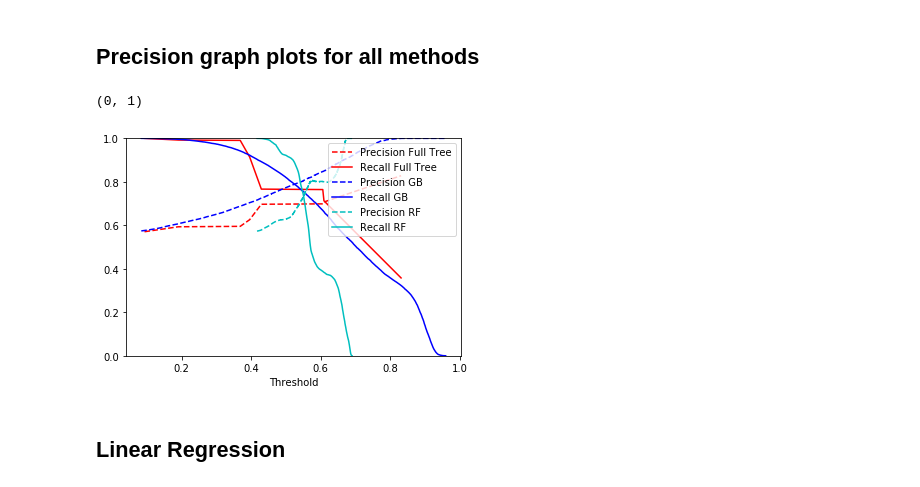
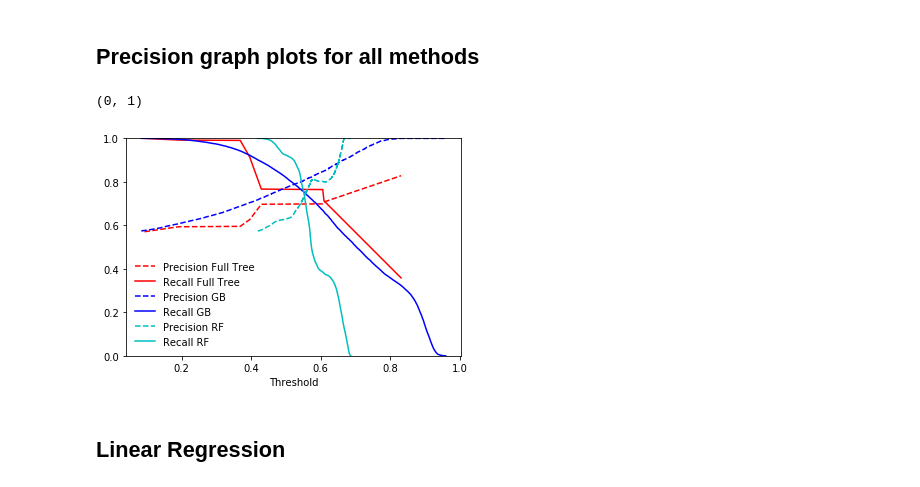
Before and after one commit to etoister/Kickstarter, a Jupyter notebook: Kicker Oracle- models.ipynb, the cells around one changed output. Drawn from its saved outputs; the diff is of its cells as text; code cells hidden in the pictures.

```diff
--- a/Kicker Oracle- models.ipynb
+++ b/Kicker Oracle- models.ipynb
@@ -393,21 +395,21 @@ plt.show()
 # %%
 precisions_GB, recalls_GB, thresholds_GB = precision_recall_curve(y_true = Y_test, probas_pred = y_gb_proba[:,1])
 precisions_RF, recalls_RF, thresholds_RF = precision_recall_curve(y_true = Y_test, probas_pred = y_rf_proba[:,1])
 precisions, recalls, thresholds = precision_recall_curve(y_true = Y_test, probas_pred = Y_test_proba[:,1])
 
 plt.plot (thresholds, precisions[:-1], "r"+"--", label="Precision Full Tree")
 plt.plot (thresholds, recalls[:-1], "r"+"-", label="Recall Full Tree ")
 plt.plot (thresholds_GB, precisions_GB[:-1], "b"+"--", label="Precision GB")
 plt.plot (thresholds_GB, recalls_GB[:-1], "b"+"-", label="Recall GB")
 plt.plot (thresholds_RF, precisions_RF[:-1], "c"+"--", label="Precision RF")
 plt.plot (thresholds_RF, recalls_RF[:-1], "c"+"-", label="Recall RF")
 
 plt.xlabel("Threshold")
-plt.legend(loc="upper right")
+plt.legend(frameon=False)
 plt.ylim([0,1])
 # %% [output]
 (0, 1)
-[figure, old version]
+[figure, new version]
 # %% [markdown]
 ## Linear Regression
 # %%
```
Also changed, not shown: parts of 12 cells of this notebook, 3 other files.
